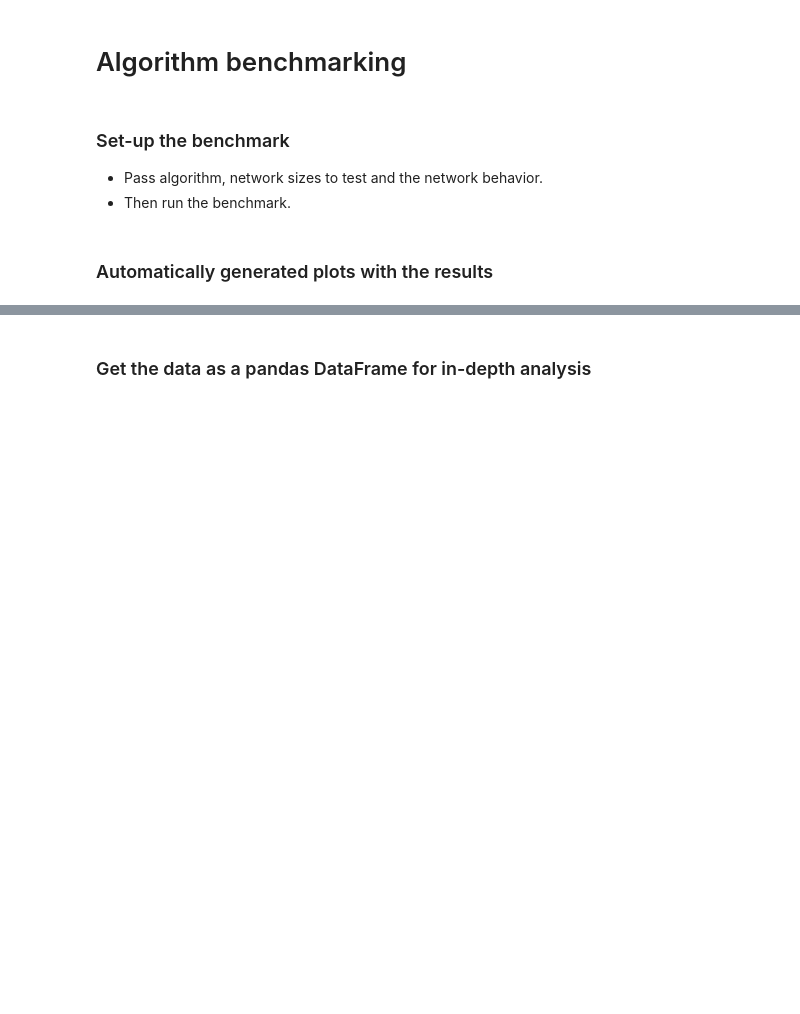
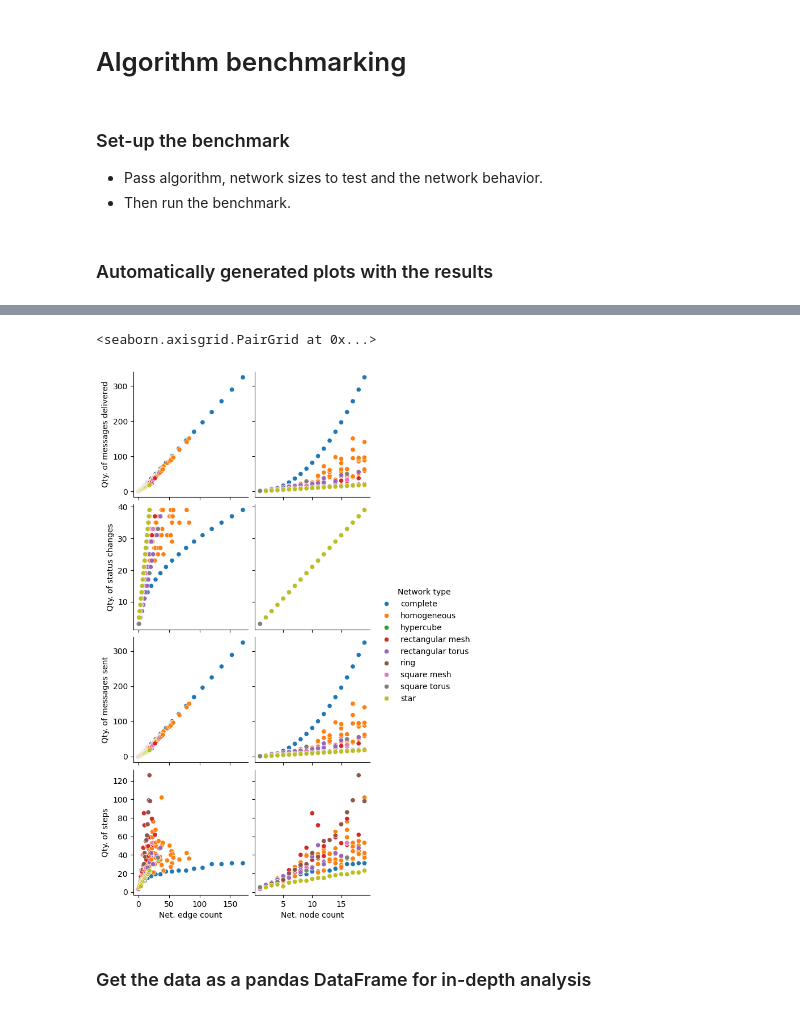
Before and after one commit to agustin-recoba/PyDistSim, a Jupyter notebook: docs/notebooks/benchmarking.ipynb, the cells around one changed output, grey strips where cells are left out. Drawn from its saved outputs; the diff is of its cells as text; code cells hidden in the pictures; blank space fills up the shorter version.

```diff
--- a/docs/notebooks/benchmarking.ipynb
+++ b/docs/notebooks/benchmarking.ipynb
@@ -40,3 +29,8 @@ pairgrid.figure  # In IPython, this will show the plot
+# %%
+benchmark.plot_analysis()  # Create a plot
+# %% [output]
+<seaborn.axisgrid.PairGrid at 0x...>
+[figure, added]
 # %% [markdown]
 ### Get the data as a pandas DataFrame for in-depth analysis
 # %%
```
Also changed, not shown: parts of 4 cells of this notebook, 1 other file.
